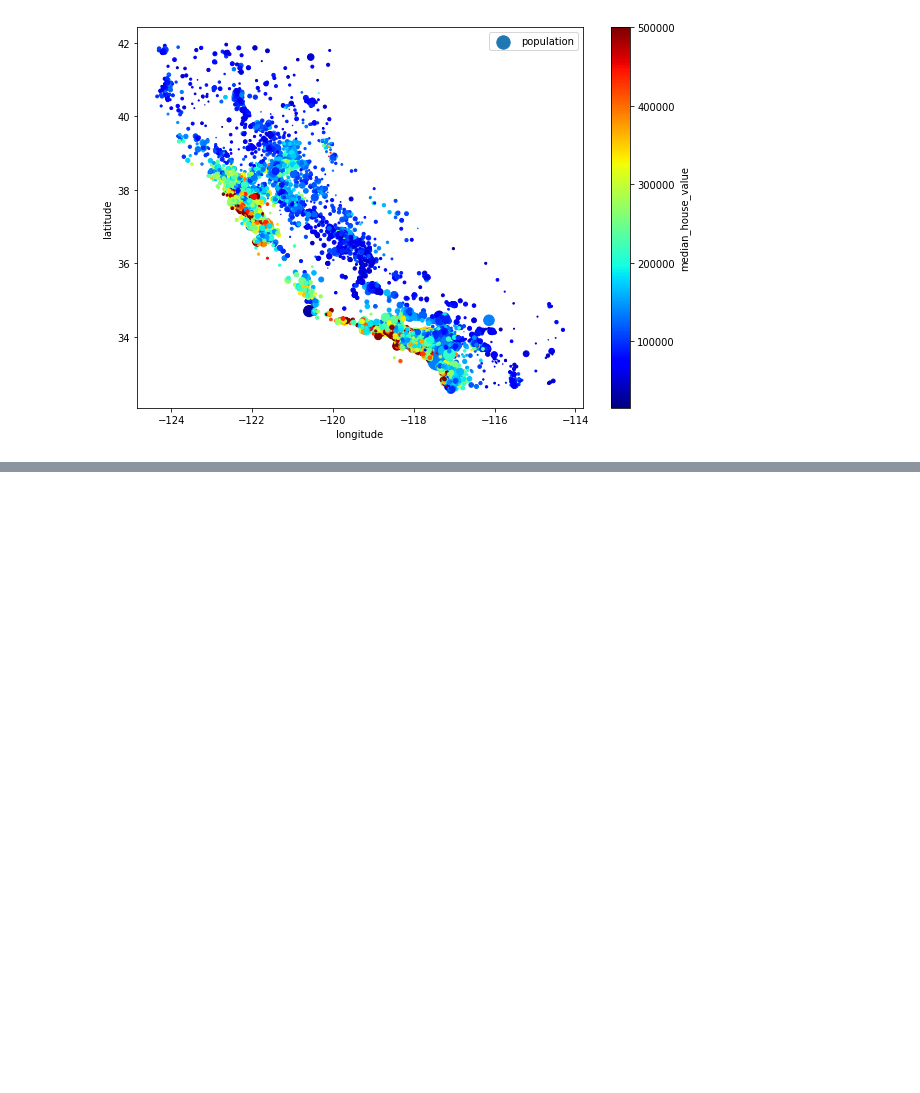
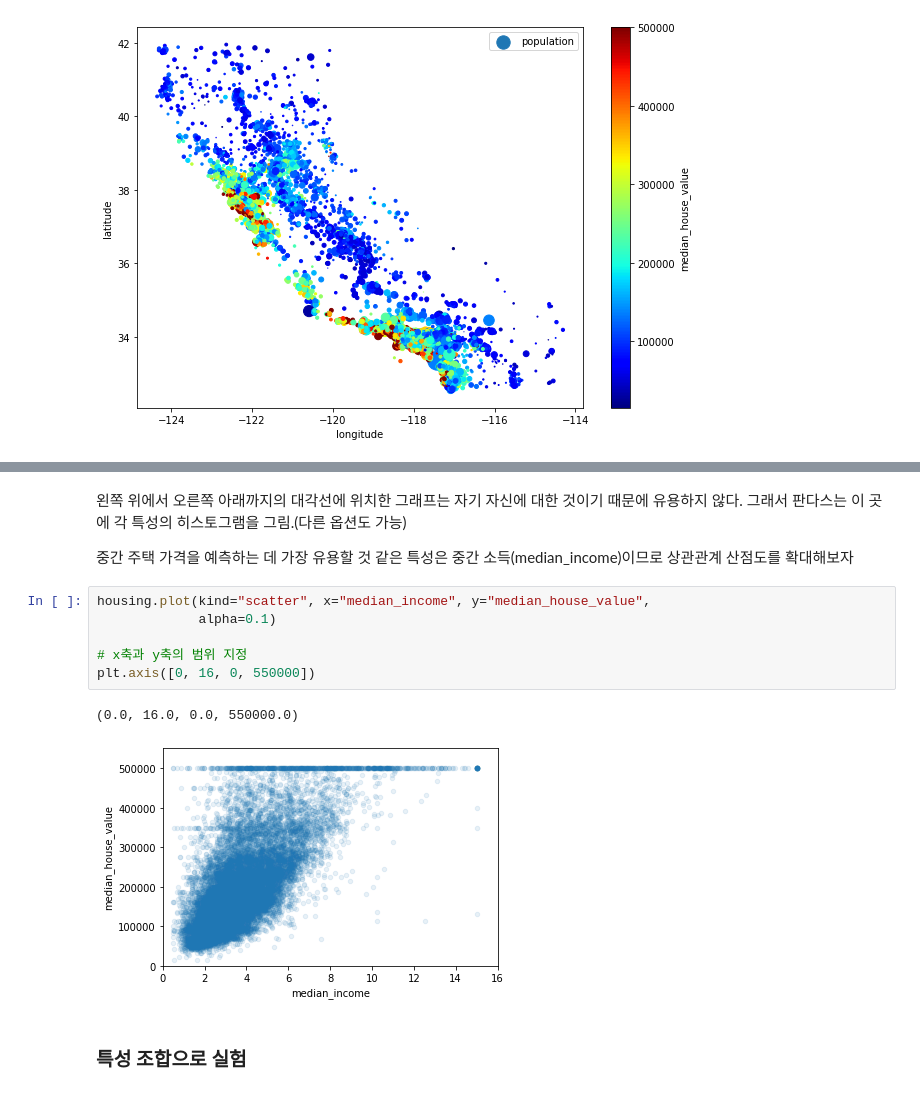
Before and after one commit to Yoon0527/AI_study, a Jupyter notebook: Hands_on_ML(1~4).ipynb, the cells around one changed output, grey strips where cells are left out. Drawn from its saved outputs; the diff is of its cells as text; blank space fills up the shorter version.

```diff
--- a/Hands_on_ML(1~4).ipynb
+++ b/Hands_on_ML(1~4).ipynb
@@ -511,0 +588,15 @@ plt.show()
+# %% [markdown]
+왼쪽 위에서 오른쪽 아래까지의 대각선에 위치한 그래프는 자기 자신에 대한 것이기 때문에 유용하지 않다. 그래서 판다스는 이 곳에 각 특성의 히스토그램을 그림.(다른 옵션도 가능)
+
+중간 주택 가격을 예측하는 데 가장 유용할 것 같은 특성은 중간 소득(median_income)이므로 상관관계 산점도를 확대해보자
+# %%
+housing.plot(kind="scatter", x="median_income", y="median_house_value",
+             alpha=0.1)
+
+# x축과 y축의 범위 지정
+plt.axis([0, 16, 0, 550000])
+# %% [output]
+(0.0, 16.0, 0.0, 550000.0)
+[figure, added]
+# %% [markdown]
+### 특성 조합으로 실험
```
Also changed, not shown: parts of 31 cells of this notebook.
